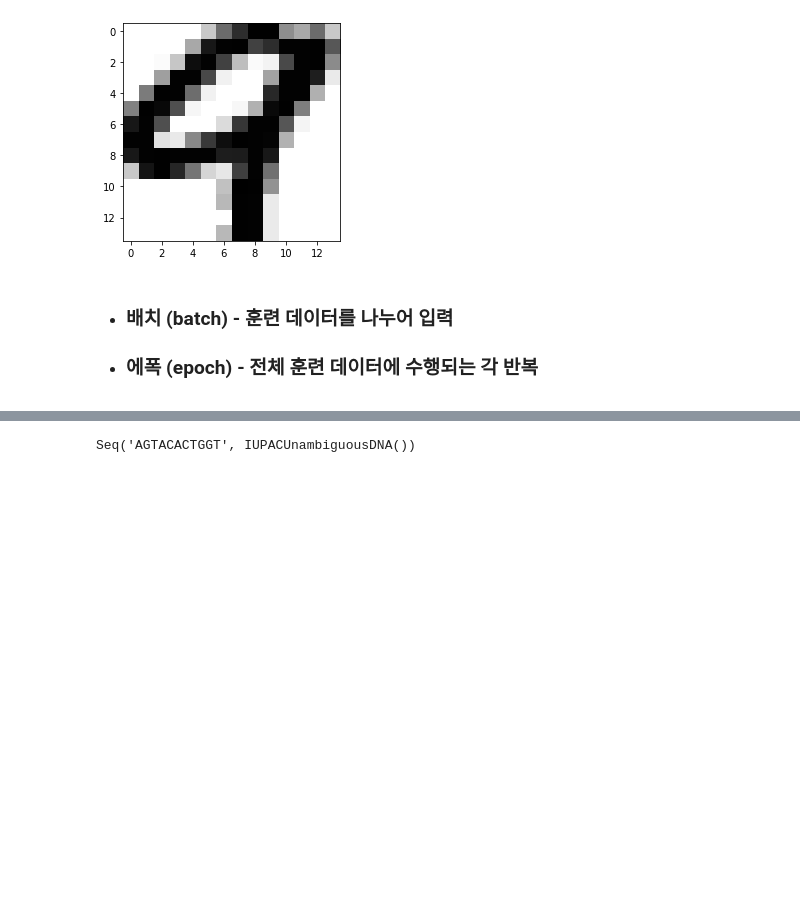
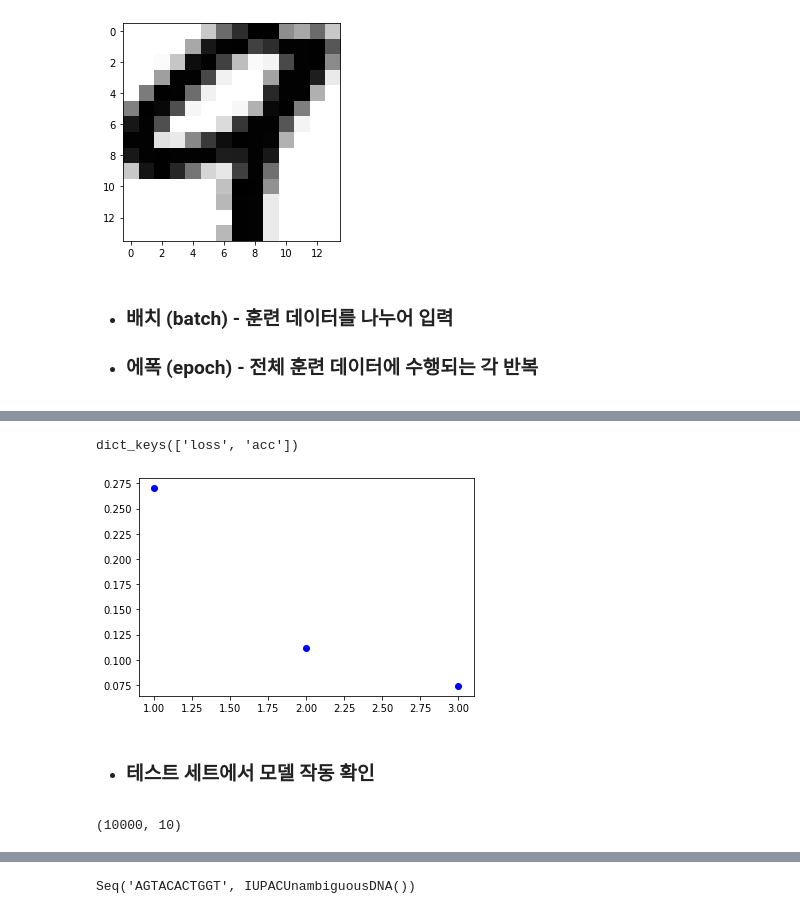
Before and after one commit to greendaygh/bioengml, a Jupyter notebook: bioeng-ml-python.ipynb, the cells around one changed output, grey strips where cells are left out. Saved outputs shown, nothing was run; the diff lists cells and outputs as text; code cells hidden in the pictures; blank space fills up the shorter version.

```diff
--- a/bioeng-ml-python.ipynb
+++ b/bioeng-ml-python.ipynb
@@ -593,9 +620,13 @@ test_images = test_images.astype('float32')/255
 # %%
 from keras import models
 from keras import layers
+from keras.utils import to_categorical
 
 network = models.Sequential()
 network.add(layers.Dense(512, activation='relu', input_shape=(28*28,)))
 network.add(layers.Dense(10, activation='softmax'))
 
-network.compile
+network.compile(optimizer='rmsprop', loss='categorical_crossentropy', metrics=['accuracy'])
+train_labels = to_categorical(train_labels)
+test_labels = to_categorical(test_labels)
+print(test_labels[:10])
@@ -601,0 +644,2 @@ network.compile
+# %%
+history = network.fit(train_images, train_labels, epochs=3, batch_size=128)
@@ -601,0 +653,20 @@ network.compile
+# %%
+import matplotlib.pyplot as plt
+
+history_dict = history.history
+print(history_dict.keys())
+loss =history_dict['loss']
+acc = history_dict['acc']
+epochs = range(1, len(loss)+1)
+plt.plot(epochs, loss, 'bo')
+plt.show()
+# %% [output]
+dict_keys(['loss', 'acc'])
+[figure, added]
+# %% [markdown]
+* ### 테스트 세트에서 모델 작동 확인
+# %%
+results = network.predict(test_images)
+print(results.shape)
+# %% [output]
+(10000, 10)
```
Also changed, not shown: parts of 123 cells of this notebook, 8 other files.
